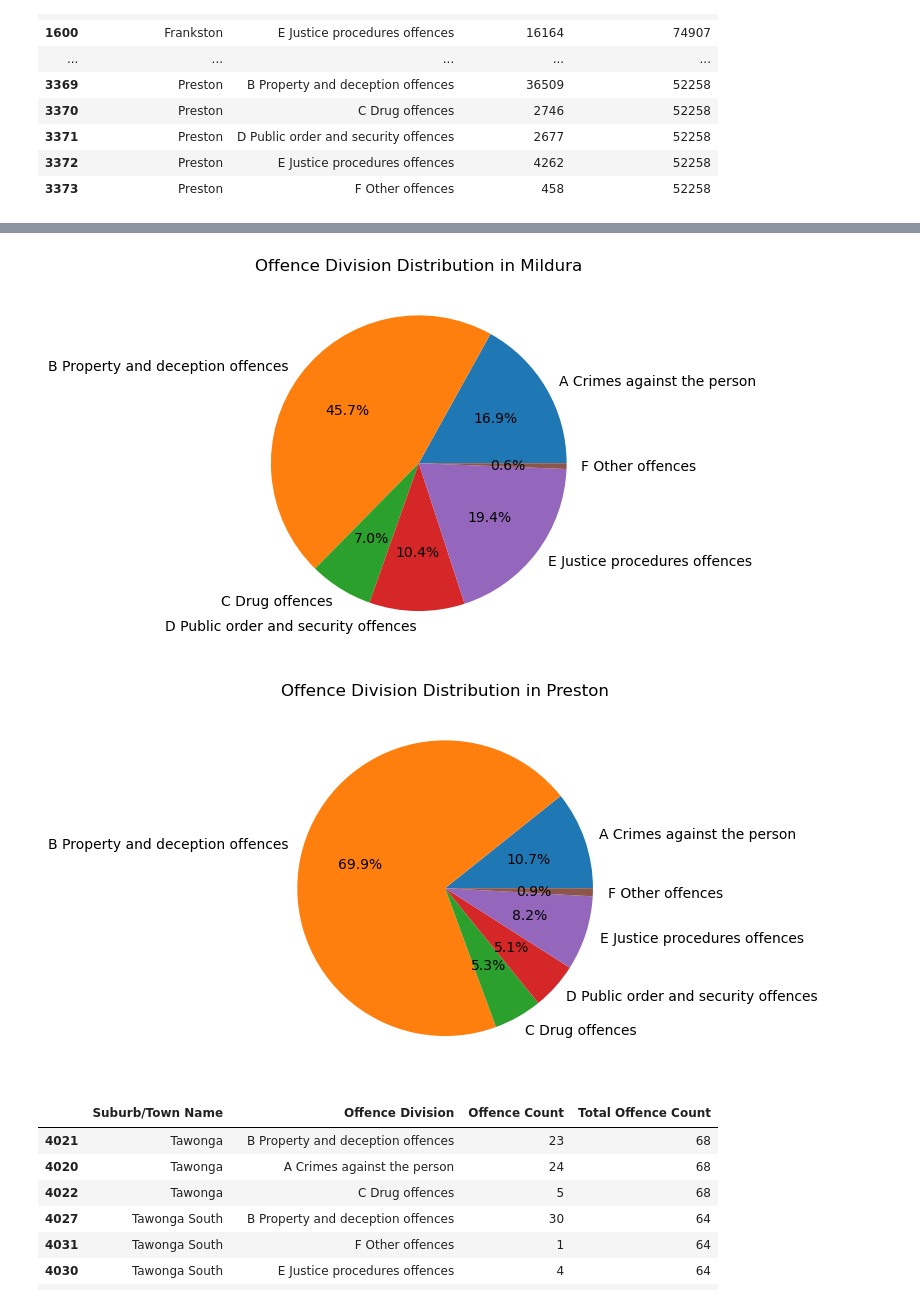
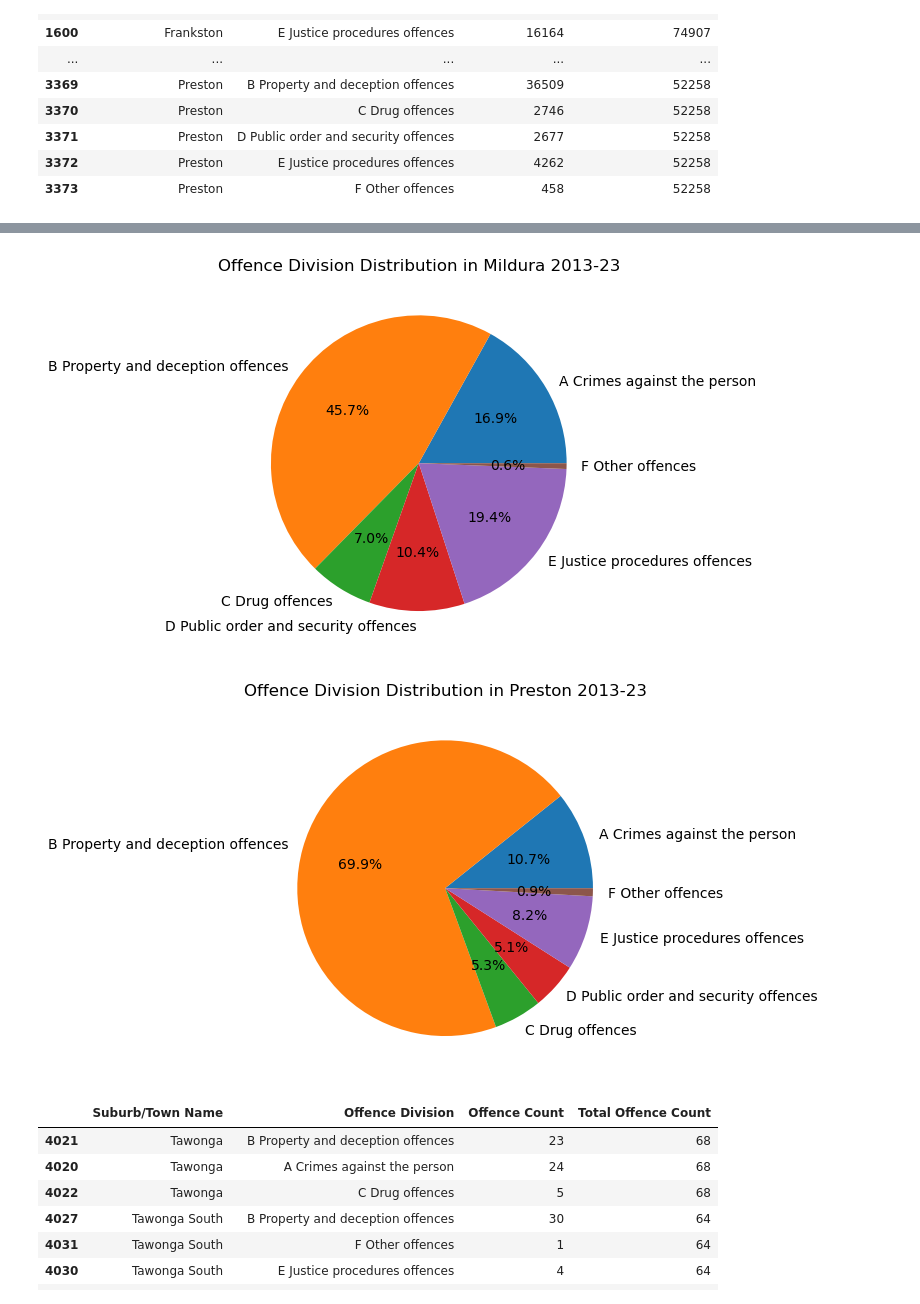
Before and after one commit to rsamma1606/proj-one-group-8, a Jupyter notebook: prj-one_Crime_vs_Property.ipynb, the cells around one changed output, grey strips where cells are left out. Saved outputs shown, nothing was run; the diff lists cells and outputs as text; code cells hidden in the pictures.

```diff
--- a/prj-one_Crime_vs_Property.ipynb
+++ b/prj-one_Crime_vs_Property.ipynb
@@ -566,23 +566,23 @@ plt.show()
 # %%
 Mildura_pie = grouped_crime[grouped_crime["Suburb/Town Name"] == "Mildura"]
 
 # create a pie chart
 plt.pie(Mildura_pie["Offence Count"], labels=Mildura_pie["Offence Division"], autopct='%1.1f%%')
-plt.title("Offence Division Distribution in Mildura")
+plt.title("Offence Division Distribution in Mildura 2013-23")
 
 # display the chart
 plt.show()
 # %% [output]
-[figure, old version]
+[figure, new version]
 # %%
 Preston_pie = grouped_crime[grouped_crime["Suburb/Town Name"] == "Preston"]
 
 # create a pie chart
 plt.pie(Preston_pie["Offence Count"], labels=Preston_pie["Offence Division"], autopct='%1.1f%%')
-plt.title("Offence Division Distribution in Preston")
+plt.title("Offence Division Distribution in Preston 2013-23")
 
 # display the chart
 plt.show()
 # %% [output]
-[figure, old version]
+[figure, new version]
 # %%
```
Also changed, not shown: parts of 14 cells of this notebook.
